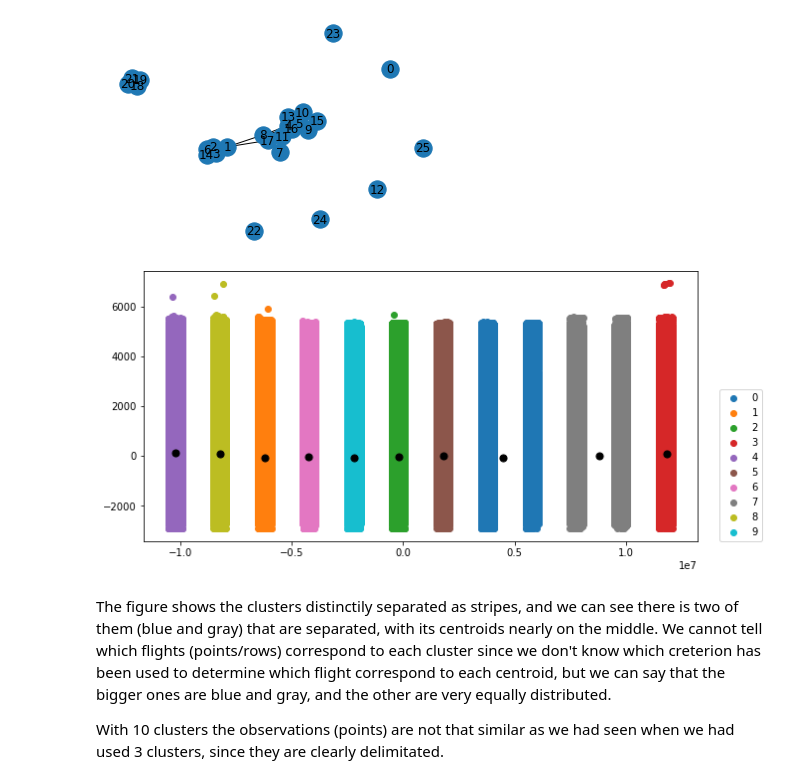
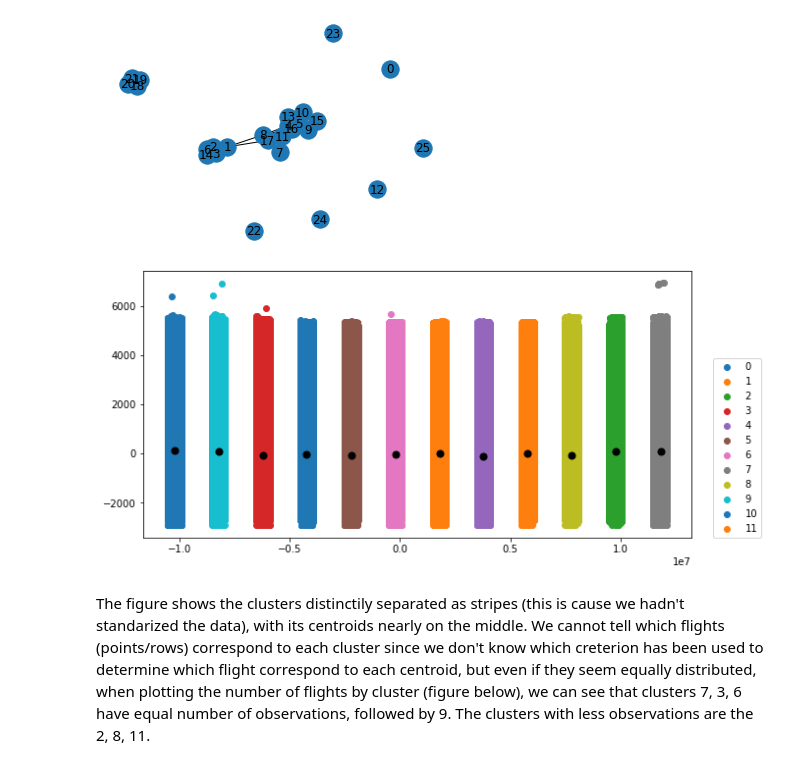
Before and after one commit to isaura-o/ITAcademia, a Jupyter notebook: Sprint11/S11T01_Clustering.ipynb, the cells around one changed output. Saved outputs shown, nothing was run; the diff lists cells and outputs as text; code cells hidden in the pictures.

```diff
--- a/Sprint11/S11T01_Clustering.ipynb
+++ b/Sprint11/S11T01_Clustering.ipynb
@@ -711,9 +711,9 @@ There are different tools to avaluate the cluster performance in sklearn, we hav
 In the documentation of the Silhouette score in [sklearnWeb](https://scikit-learn.org/stable/modules/generated/sklearn.metrics.silhouette_score.html) there are only few parameters to tinker with, like the sample size or the random seed. In this case we will choose to tinker with the sample size and the number of clustering, from kMeans, which indirectly changes the labels. The metric, we want euclidian since we are not in any special space or wanting only the pairwise distances. This exercise will be similar to the one done to calculate the computational time that is on the supplemental material [S11T02](https://github.com/isaura-o/ITAcademia/blob/main/Sprint11/S11T02_Supp_Material.ipynb), this is why we will choose the maximum size of the system at 50000 points.
 # %%
 n = [1000, 5000, 10000, 50000]
-clus = [2, 3, 4, 5, 6, 7, 8, 9, 10]
+clus = [2, 3, 4, 5, 6, 7, 8, 9, 10, 11, 12, 13, 14]
 
-ScSil = np.zeros((9,4))
+ScSil = np.zeros((13,4))
 for i in range(0,len(clus)):
 
     kmeans = KMeans(n_clusters=clus[i], random_state=42).fit(df)
@@ -775,24 +779,23 @@ plt.show()
 # %% [output]
 [figure]
 # %%
-# 10 clusters analysis as Silhouette wants us to do!
+# 12 clusters analysis as Silhouette wants us to do!
 
 dfPCA = PCA(n_components=2).fit_transform(df5)
 
-kmeans = KMeans(n_clusters=10, random_state=42).fit(dfPCA)
+kmeans = KMeans(n_clusters=12, random_state=42).fit(dfPCA)
 label = kmeans.predict(dfPCA)
 
 nlabels = np.unique(label)
 centroids = kmeans.cluster_centers_
+
 plt.figure(figsize=(10, 5))
 for i in nlabels:
     plt.scatter(dfPCA[label==i, 0], dfPCA[label==i, 1], label=i)
 plt.scatter(centroids[:,0], centroids[:,1], s=50, color='k')
 plt.legend(loc=(1.04,0))
 plt.show()
 # %% [output]
-[figure, old version]
+[figure, new version]
 # %% [markdown]
-The figure shows the clusters distinctily separated as stripes, and we can see there is two of them (blue and gray) that are separated, with its centroids nearly on the middle. We cannot tell which flights (points/rows) correspond to each cluster since we don't know which creterion has been used to determine which flight correspond to each centroid, but we can say that the bigger ones are blue and gray, and the other are very equally distributed.
-
-With 10 clusters the observations (points) are not that similar as we had seen when we had used 3 clusters, since they are clearly delimitated.
+The figure shows the clusters distinctily separated as stripes (this is cause we hadn't standarized the data), with its centroids nearly on the middle. We cannot tell which flights (points/rows) correspond to each cluster since we don't know which creterion has been used to determine which flight correspond to each centroid, but even if they seem equally distributed, when plotting the number of flights by cluster (figure below), we can see that clusters 7, 3, 6 have equal number of observations, followed by 9. The clusters with less observations are the 2, 8, 11.
```
Also changed, not shown: parts of 3 cells of this notebook.
